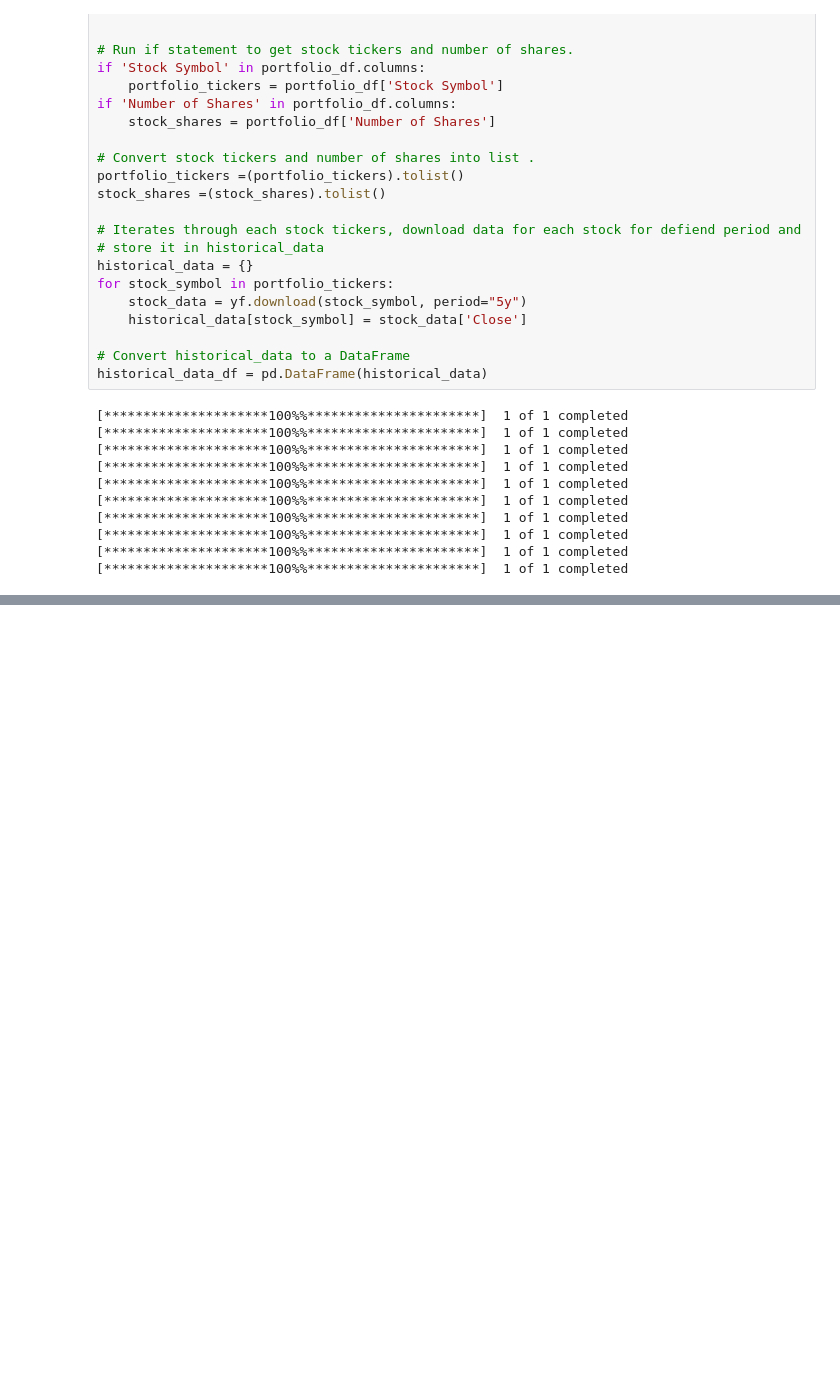
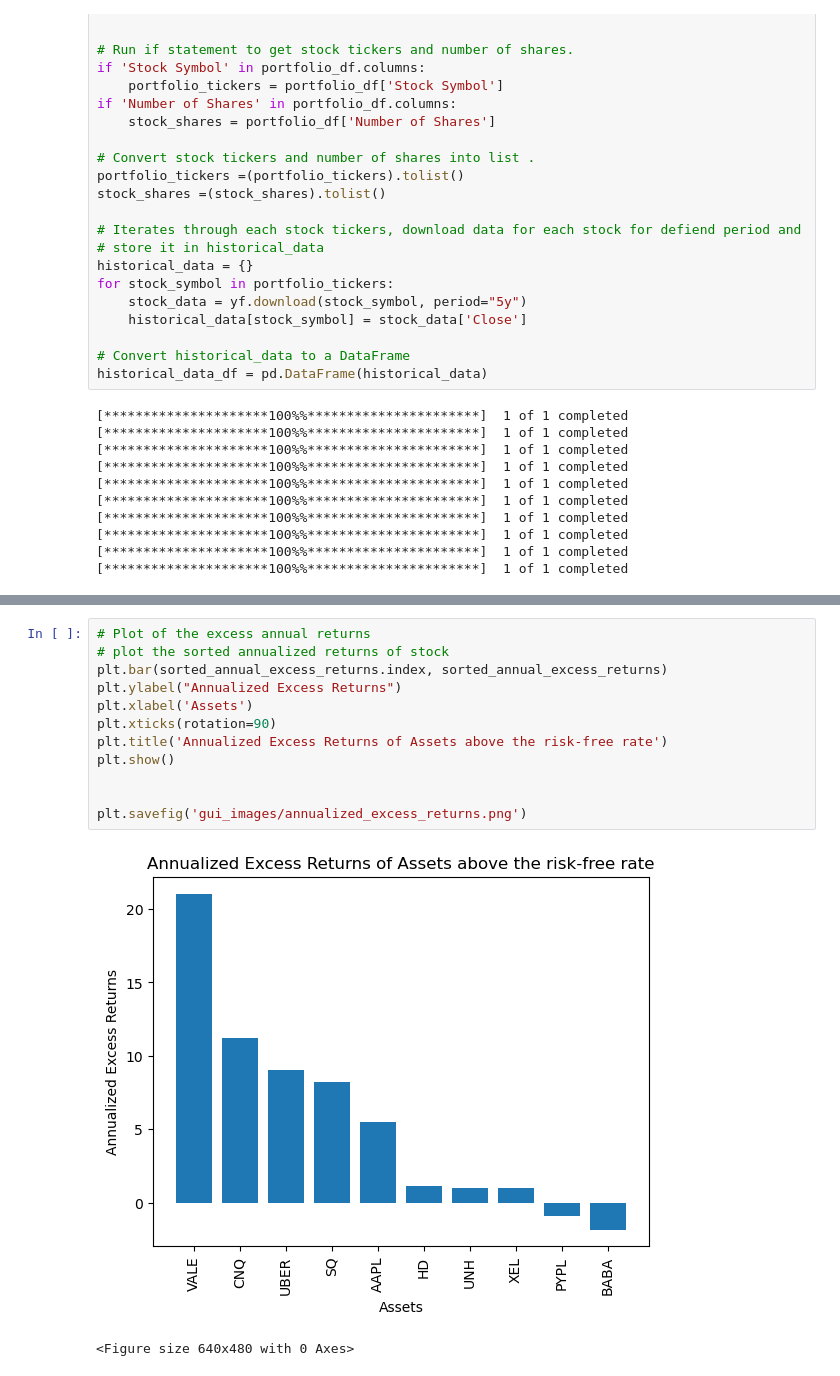
Before and after one commit to kerimux/InvestInspect, a Jupyter notebook: Portfoliotracker.ipynb, the cells around one changed output, grey strips where cells are left out. Cells and saved outputs as stored; diff of their text form; blank space fills up the shorter version.

```diff
--- a/Portfoliotracker.ipynb
+++ b/Portfoliotracker.ipynb
@@ -327,3 +350,18 @@ plt.savefig('gui_images/annualized_returns.png')
+# %%
+# Plot of the excess annual returns
+# plot the sorted annualized returns of stock
+plt.bar(sorted_annual_excess_returns.index, sorted_annual_excess_returns)
+plt.ylabel("Annualized Excess Returns")
+plt.xlabel('Assets')
+plt.xticks(rotation=90)
+plt.title('Annualized Excess Returns of Assets above the risk-free rate')
+plt.show()
+
+
+plt.savefig('gui_images/annualized_excess_returns.png')
+# %% [output]
+[figure, added]
+<Figure size 640x480 with 0 Axes>
 # %%
 # creat a dataframe to store the annual returns, annual risks,
 # annual excess returns and company ticker and new column for the ratio
```
Also changed, not shown: parts of 26 cells of this notebook, 31 other files.
